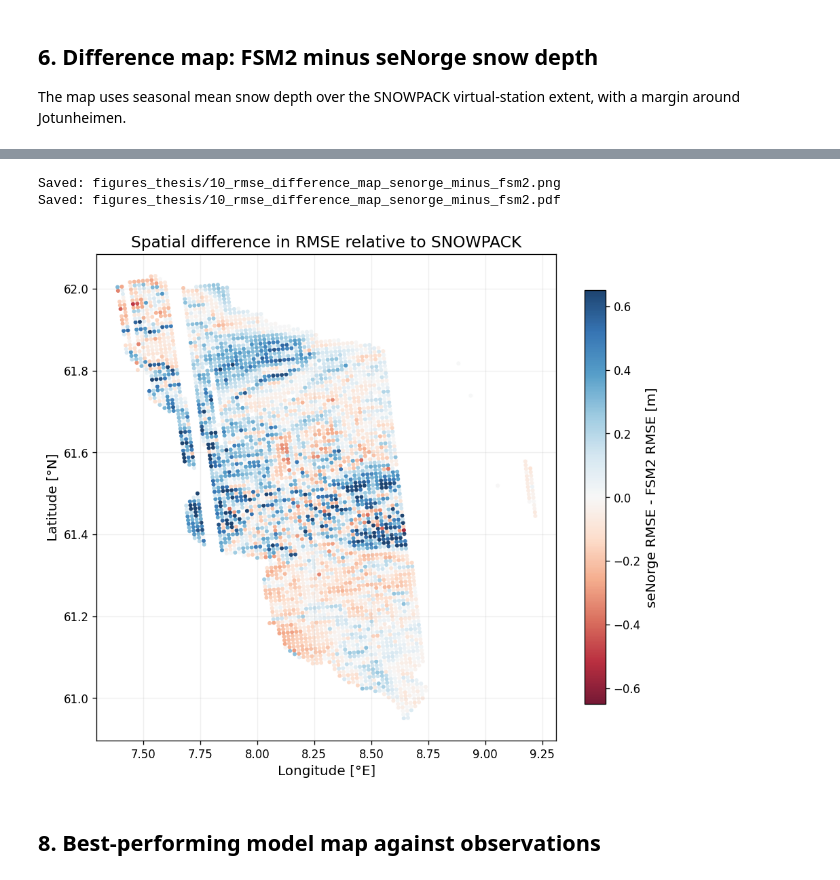
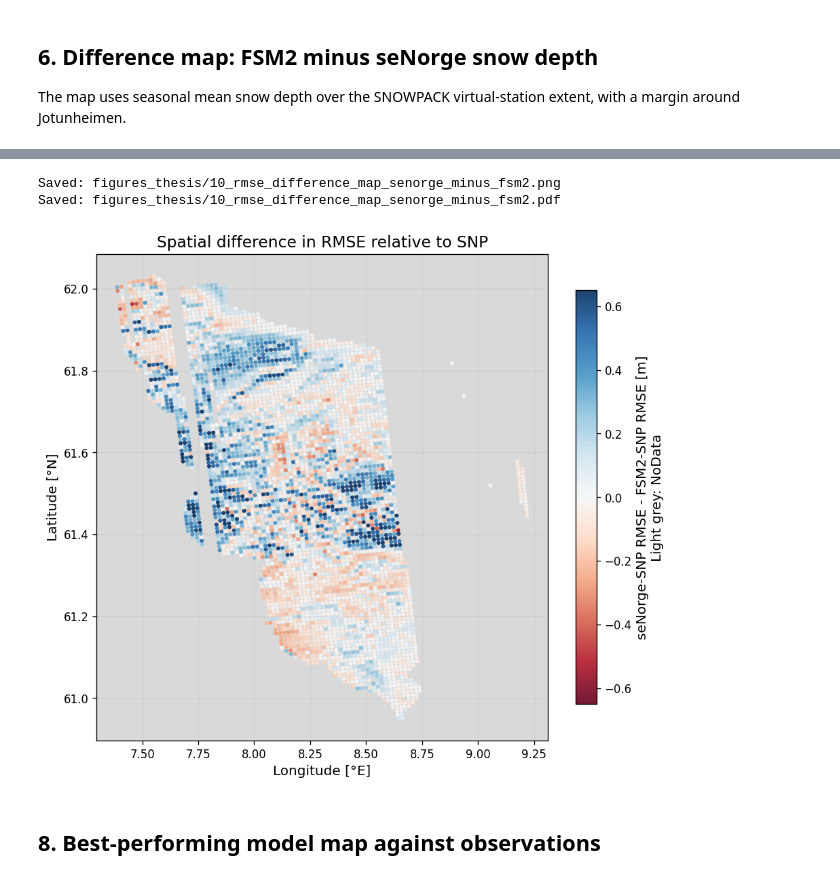
Before and after one commit to malenekilli/master-snow-models, a Jupyter notebook: notebooks/16_thesis_result_plots.ipynb, the cells around one changed output, grey strips where cells are left out. Drawn from its saved outputs; the diff is of its cells as text; code cells hidden in the pictures.

```diff
--- a/notebooks/16_thesis_result_plots.ipynb
+++ b/notebooks/16_thesis_result_plots.ipynb
@@ -44,6 +44,12 @@ MODEL_MARKERS = {
     "seNorge": "s",
     "SNOWPACK": "^",
 }
+NODATA_COLOR = '#d9d9d9'
+
+def cmap_with_nodata(name, nodata_color=NODATA_COLOR):
+    cmap = plt.get_cmap(name).copy()
+    cmap.set_bad(nodata_color)
+    return cmap
 
 
 def save_figure(fig, name):
@@ -364,33 +372,34 @@ Saved: figures_thesis/09_difference_map_melt_mean.pdf
 # %%
 sp_ref = sp_ref.copy()
 sp_ref["rmse_diff_senorge_minus_fsm2"] = sp_ref["rmse_senorge"] - sp_ref["rmse_fsm"]
 vmax = float(np.nanpercentile(np.abs(sp_ref["rmse_diff_senorge_minus_fsm2"]), 98))
 norm = TwoSlopeNorm(vmin=-vmax, vcenter=0.0, vmax=vmax)
 
 fig, ax = plt.subplots(figsize=(8.0, 7.0))
+ax.set_facecolor(NODATA_COLOR)
 sc = ax.scatter(
     sp_ref["lon"],
     sp_ref["lat"],
     c=sp_ref["rmse_diff_senorge_minus_fsm2"],
     s=13,
-    cmap="RdBu",
+    cmap=cmap_with_nodata("RdBu"),
     norm=norm,
     edgecolor="none",
     alpha=0.9,
 )
 cbar = fig.colorbar(sc, ax=ax, shrink=0.85)
-cbar.set_label("seNorge RMSE - FSM2 RMSE [m]")
-ax.set_title("Spatial difference in RMSE relative to SNOWPACK")
+cbar.set_label("seNorge-SNP RMSE - FSM2-SNP RMSE [m]\nLight grey: NoData")
+ax.set_title("Spatial difference in RMSE relative to SNP")
 ax.set_xlabel("Longitude [°E]")
 ax.set_ylabel("Latitude [°N]")
 ax.grid(True, alpha=0.20)
 fig.tight_layout()
 save_figure(fig, "10_rmse_difference_map_senorge_minus_fsm2")
 plt.show()
 # %% [output]
 Saved: figures_thesis/10_rmse_difference_map_senorge_minus_fsm2.png
 Saved: figures_thesis/10_rmse_difference_map_senorge_minus_fsm2.pdf
-[figure, old version]
+[figure, new version]
 # %% [markdown]
 ## 8. Best-performing model map against observations
 # %%
```
Also changed, not shown: parts of 6 cells of this notebook, 10 other files.
